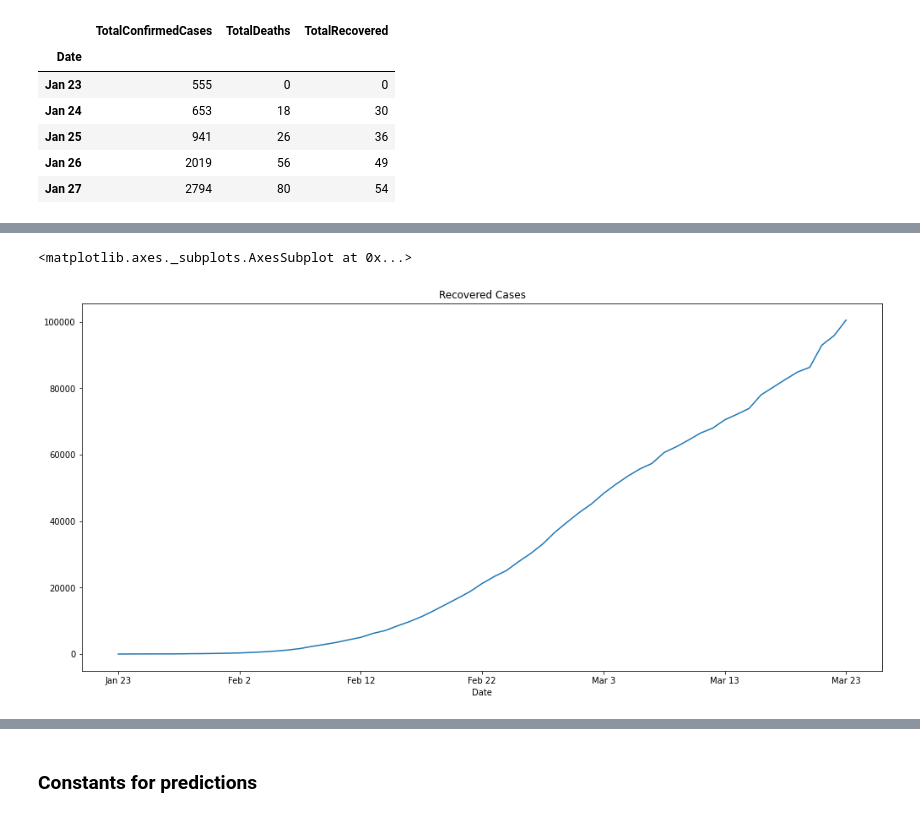
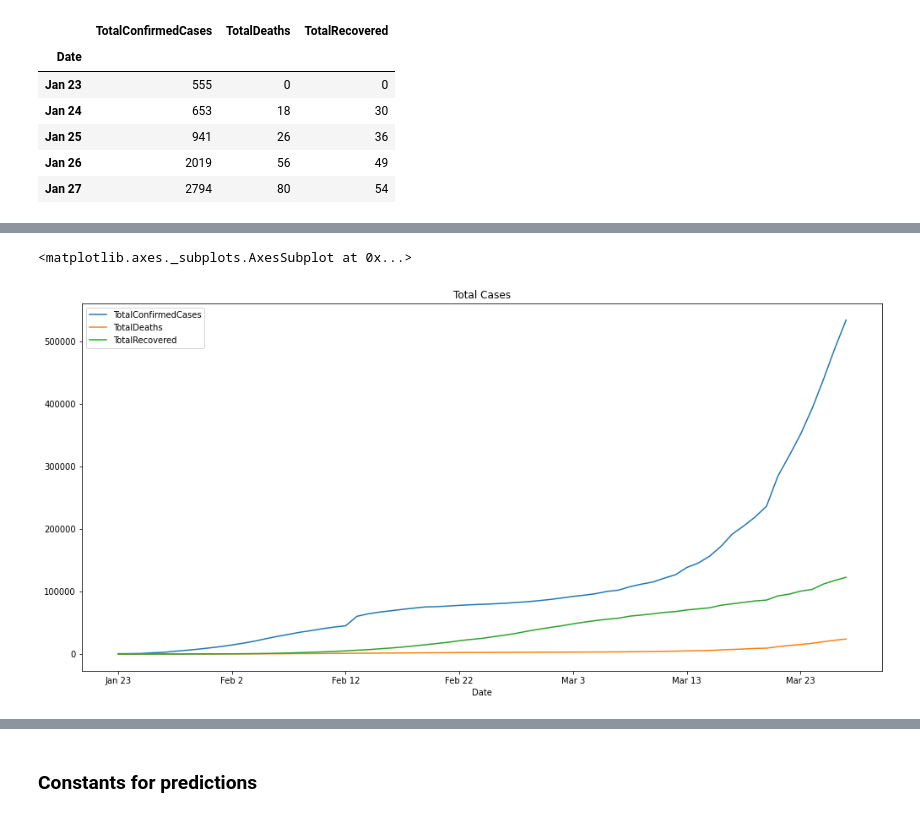
Before and after one commit to lprone/coronavirus, a Jupyter notebook: coronavirusWithDeathsAndRecovered.ipynb, the cells around one changed output, grey strips where cells are left out. Saved outputs shown, nothing was run; the diff lists cells and outputs as text; code cells hidden in the pictures.

```diff
--- a/coronavirusWithDeathsAndRecovered.ipynb
+++ b/coronavirusWithDeathsAndRecovered.ipynb
@@ -63,6 +51,8 @@ df.TotalDeaths.plot(title="Death Cases", figsize=(17, 8))
-# %%
-df.TotalRecovered.plot(title="Recovered Cases", figsize=(17, 8))
-# %% [output]
-<matplotlib.axes._subplots.AxesSubplot at 0x...>
-[figure, removed]
+# %%
+df.TotalConfirmedCases.plot(title="Total Cases", figsize=(17, 8), legend=True)
+df.TotalDeaths.plot(figsize=(17, 8), legend=True)
+df.TotalRecovered.plot(figsize=(17, 8), legend=True)
+# %% [output]
+<matplotlib.axes._subplots.AxesSubplot at 0x...>
+[figure, added]
 # %%
```
Also changed, not shown: parts of 18 cells of this notebook, 5 other files.
